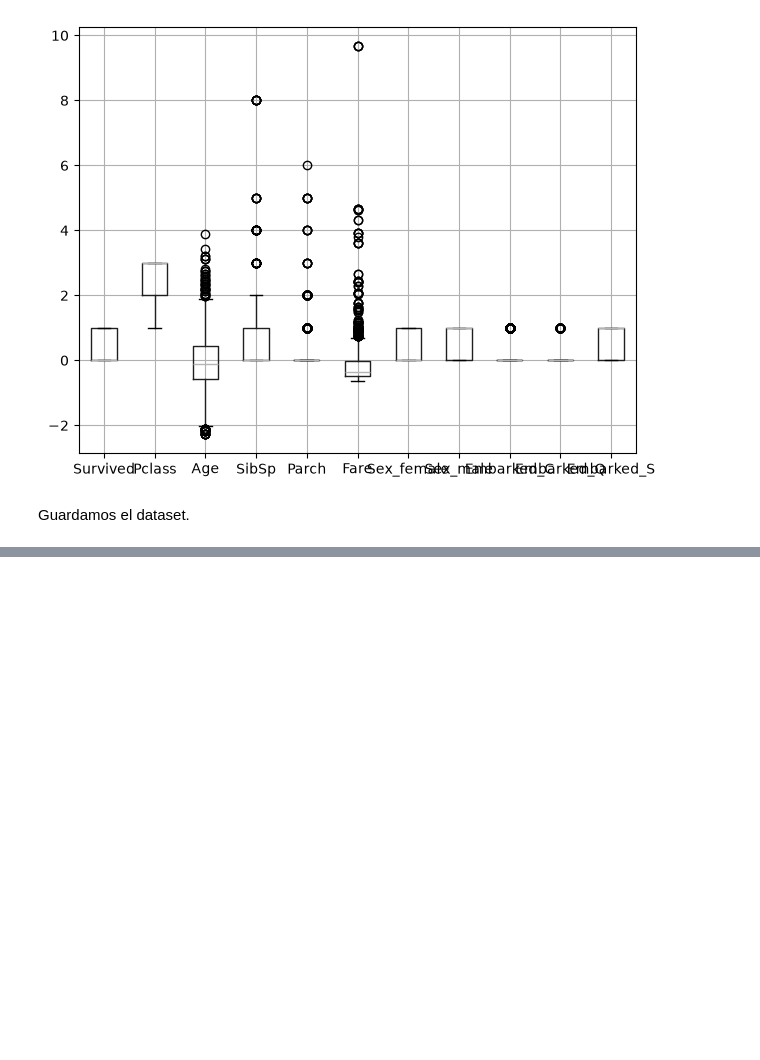
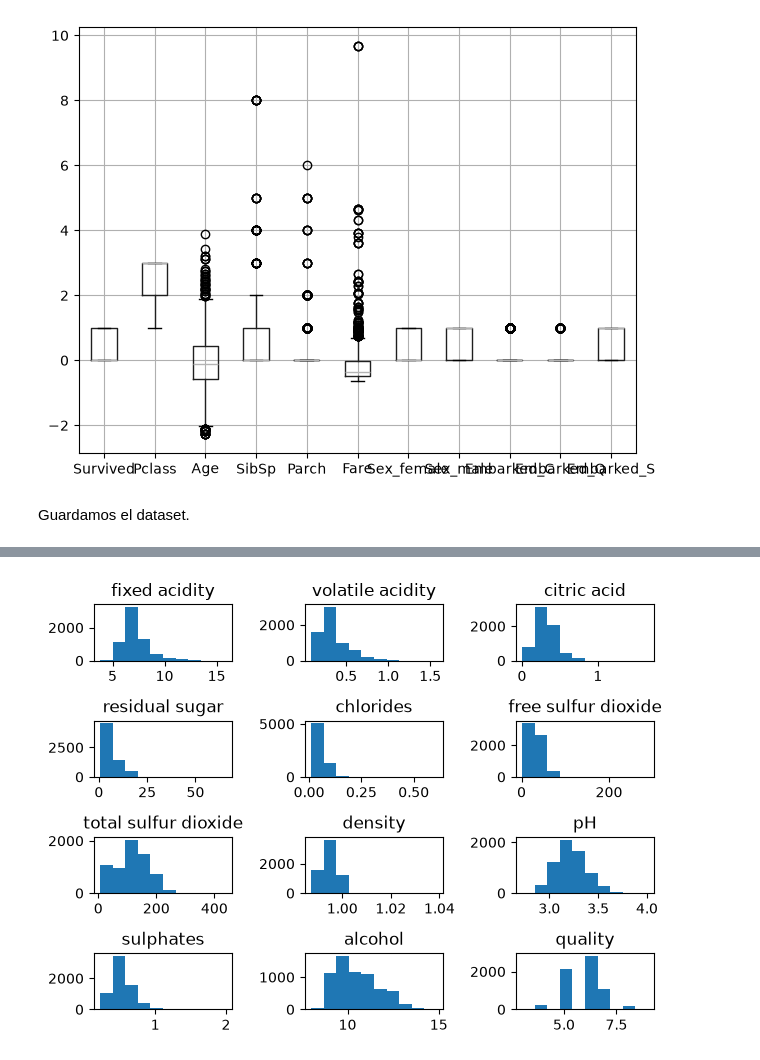
Before and after one commit to samuelmzc/Desarrollo_Soluciones_IA_UNIR, a Jupyter notebook: 1_Introduccion_IA_ML/lab3_training.ipynb, the cells around one changed output, grey strips where cells are left out. Cells and saved outputs as stored; diff of their text form; code cells hidden in the pictures; blank space fills up the shorter version.

```diff
--- a/1_Introduccion_IA_ML/lab3_training.ipynb
+++ b/1_Introduccion_IA_ML/lab3_training.ipynb
@@ -218,0 +226,10 @@ df.to_csv(data_folder + "dataset_cleaned.csv")
+# %%
+import numpy as np
+import pandas as pd
+import seaborn as sns
+import matplotlib.pyplot as plt
+import sklearn as sk
+
+data_folder = "../media/1_lab3/2/"
+data_file = "dataset.csv"
+seed = 1234
@@ -218,0 +238,3 @@ df.to_csv(data_folder + "dataset_cleaned.csv")
+# %%
+df = pd.read_csv(data_folder + data_file, sep = ";")
+df.head()
@@ -218,0 +287,6 @@ df.to_csv(data_folder + "dataset_cleaned.csv")
+# %%
+df.hist(grid = False)
+plt.tight_layout()
+plt.show()
+# %% [output]
+[figure, added]
```
Also changed, not shown: parts of 28 cells of this notebook, 4 other files.
